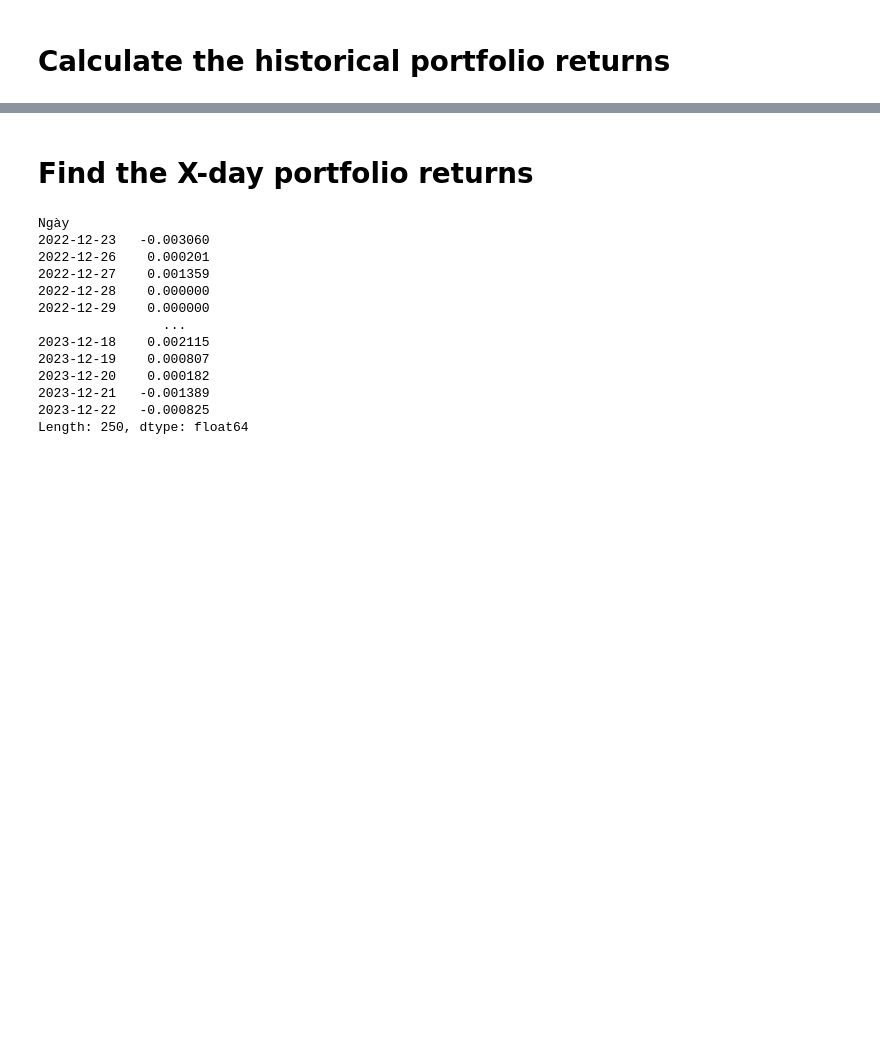
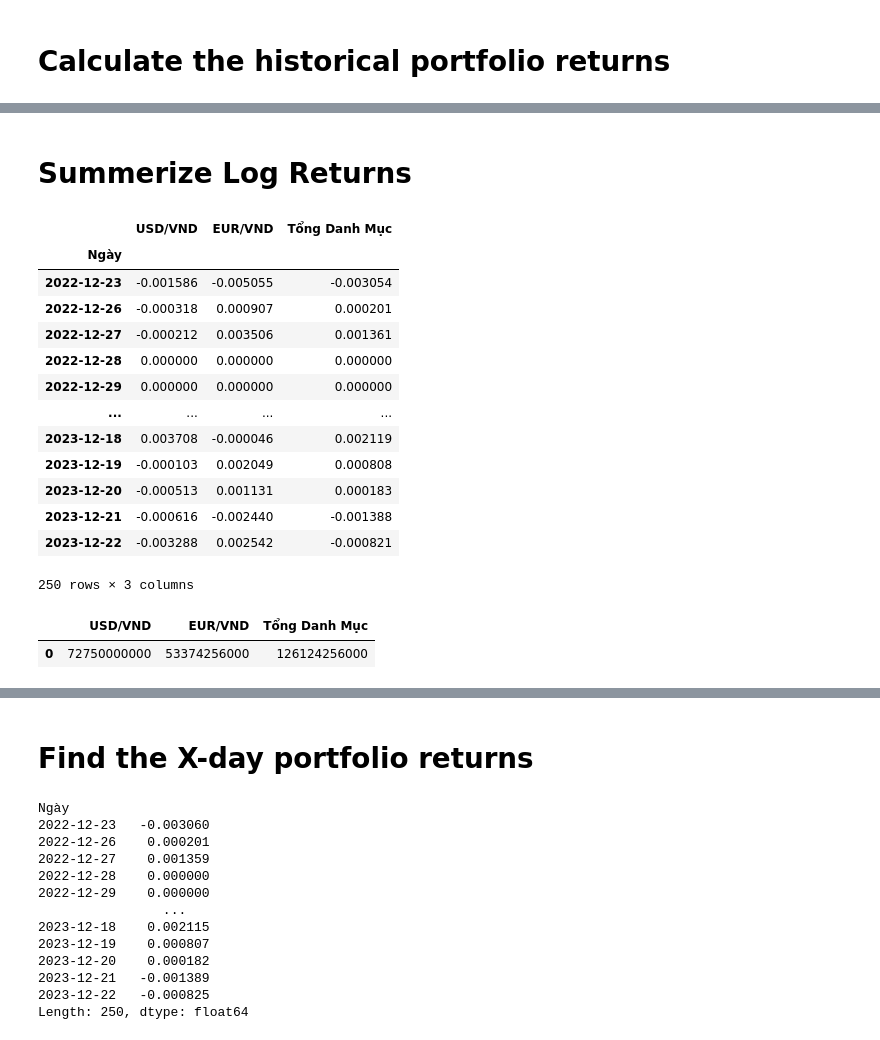
Before and after one commit to userlele78/Risk-Management-Project, a Jupyter notebook: Code/basic-historical-simulation-VaR(non-parametric).ipynb, the cells around one changed output, grey strips where cells are left out. Cells and saved outputs as stored; diff of their text form; code cells hidden in the pictures; blank space fills up the shorter version.

```diff
--- a/Code/basic-historical-simulation-VaR(non-parametric).ipynb
+++ b/Code/basic-historical-simulation-VaR(non-parametric).ipynb
@@ -111 +103,4 @@ Ngày
 Length: 250, dtype: float64
+# %%
+historical_returns_df = pd.DataFrame(historical_returns)
+historical_returns_df
@@ -111,0 +122,3 @@ Length: 250, dtype: float64
+# %%
+historical_returns_df.rename(columns={0:'Tổng Danh Mục'},inplace=True)
+historical_returns_df
@@ -111,0 +140,28 @@ Length: 250, dtype: float64
+# %% [markdown]
+# Summerize Log Returns
+# %%
+# Calculate Percentages
+total_returns_percentage = log_returns.merge(historical_returns_df, how = 'inner', left_index = True, right_index = True)
+total_returns_percentage
+# %% [output]
+|  | USD/VND | EUR/VND | Tổng Danh Mục |
+| Ngày |  |  |  |
+| 2022-12-23 | -0.001586 | -0.005055 | -0.003054 |
+| 2022-12-26 | -0.000318 | 0.000907 | 0.000201 |
+| 2022-12-27 | -0.000212 | 0.003506 | 0.001361 |
+| 2022-12-28 | 0.000000 | 0.000000 | 0.000000 |
+| 2022-12-29 | 0.000000 | 0.000000 | 0.000000 |
+| ... | ... | ... | ... |
+| 2023-12-18 | 0.003708 | -0.000046 | 0.002119 |
+| 2023-12-19 | -0.000103 | 0.002049 | 0.000808 |
+| 2023-12-20 | -0.000513 | 0.001131 | 0.000183 |
+| 2023-12-21 | -0.000616 | -0.002440 | -0.001388 |
+| 2023-12-22 | -0.003288 | 0.002542 | -0.000821 |
+250 rows × 3 columns
+# %%
+row_multiplier = portfolio_value + [total_portfolio_value]
+row_multiplier_df = pd.DataFrame([row_multiplier], columns=total_returns_percentage.columns)
+row_multiplier_df
+# %% [output]
+|  | USD/VND | EUR/VND | Tổng Danh Mục |
+| 0 | 72750000000 | 53374256000 | 126124256000 |
```
Also changed, not shown: parts of 16 cells of this notebook, 1 other file.
